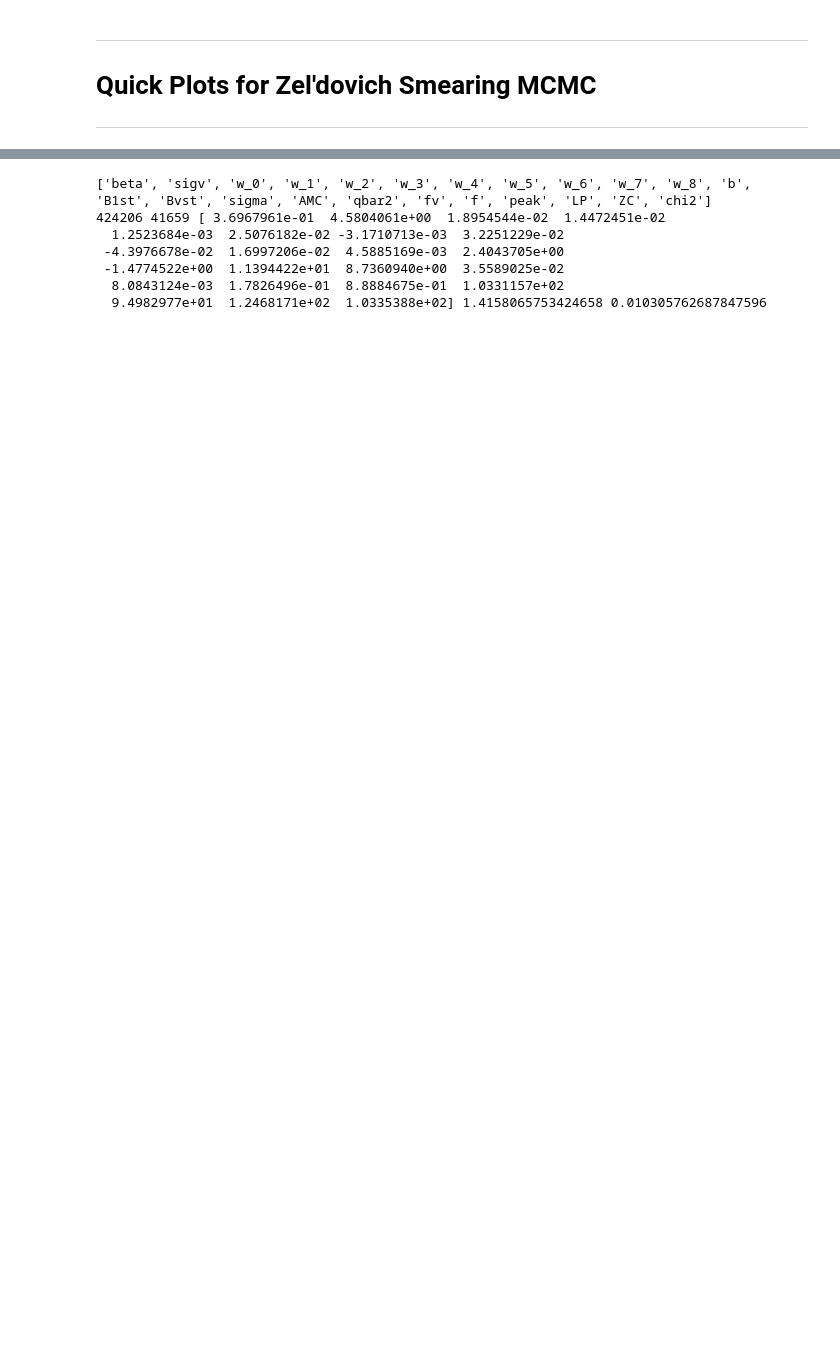
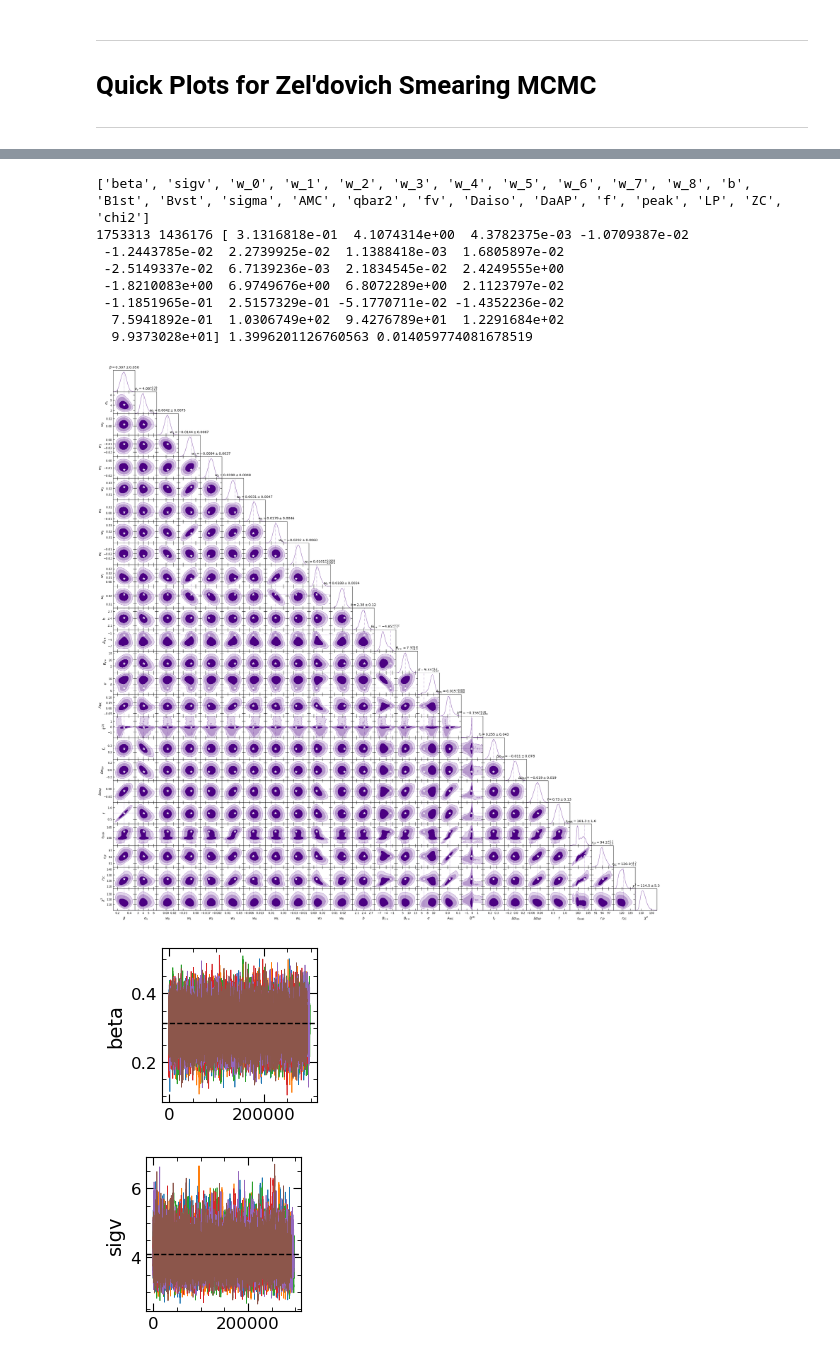
Before and after one commit to a-paranjape/zeldovich-smearing, a Jupyter notebook: examples/ZelSmear_QuickShow.ipynb, the cells around one changed output, grey strips where cells are left out. Drawn from its saved outputs; the diff is of its cells as text; code cells hidden in the pictures; blank space fills up the shorter version.

```diff
--- a/examples/ZelSmear_QuickShow.ipynb
+++ b/examples/ZelSmear_QuickShow.ipynb
@@ -65,8 +65,9 @@ Parallel = True # True for mpi runs else False
 Modify_Data = True
 Include_Sig2Obs = True
 VaryMC = True
+Model_AP = True
 
-Accuracy = 'mid'
+Accuracy = 'mid' # 'low','mid','high'
 
 L_Max = 3
 File_Body = '_LMax{0:d}_'.format(L_Max) + File_Tail
@@ -101,6 +102,8 @@ if L_Max > 1:
         dim += 1
 if Include_Sig2Obs:
     dim += 1
+if Model_AP:
+    dim += 2
 if not VaryMC:
     dim -= 1 # don't sample AMC
 if Modify_Data & (L_Max > 1):
@@ -131,5 +133,5 @@ WARNING:tools:Last row of stats/chains/varymc/AbacusSummit/base_c000/DESI-LRG2/m
 # %%
-Show_Plots = False
+Show_Plots = True
 
 gd_sample = loadMCSamples(os.path.abspath(chain_file),settings={'ignore_rows':0.3})
 W_Names = ['w_{0:d}'.format(m) for m in Use_Basis]
@@ -146,6 +148,8 @@ if L_Max > 1:
         plot_param_list += ['qbar4']
 if Include_Sig2Obs:
     plot_param_list += ['fv']
+if Model_AP:
+    plot_param_list += ['Daiso','DaAP']
 plot_param_list += Derived_List
 plot_param_list += ['chi2']
 print(plot_param_list)
@@ -180,37 +184,41 @@ if Show_Plots:
 
     for par_y in range(par_show.size):
         str_y = plot_param_list[par_y]
         for par_x in range(par_y):
             str_x = plot_param_list[par_x]
             ax = gdplot.subplots[par_y,par_x]
             ax.scatter([mcmc_best[par_x]],[mcmc_best[par_y]],
                        marker='*',s=50,c='white')
 
 
     show_chain = []
     for c in range(NProc):
         sample = np.loadtxt(os.path.abspath(chain_file)+'.'+str(c+1)+'.txt')
         sample = sample[int(0.3*sample.shape[0]):]
         sample = sample.T
         sample[-2] /= dof
         show_chain.append(sample[par_show])
 
     for p in range(par_show.size):
         plt.figure(figsize=(2,2))
         plt.ylabel(plot_param_list[p])
         for c in range(NProc):
             plt.plot(show_chain[c][p],'-',lw=0.5)
         mark = mcmc_best[p]/dof if p == par_show.size-1 else mcmc_best[p]
         plt.axhline(mark,c='k',ls='--',lw=1)
         if p == par_show.size - 1:
             plt.axhline(1,c='k',ls=':',lw=1)
         plt.minorticks_on()
         plt.show()
 # %% [output]
-['beta', 'sigv', 'w_0', 'w_1', 'w_2', 'w_3', 'w_4', 'w_5', 'w_6', 'w_7', 'w_8', 'b', 'B1st', 'Bvst', 'sigma', 'AMC', 'qbar2', 'fv', 'f', 'peak', 'LP', 'ZC', 'chi2']
-424206 41659 [ 3.6967961e-01  4.5804061e+00  1.8954544e-02  1.4472451e-02
-  1.2523684e-03  2.5076182e-02 -3.1710713e-03  3.2251229e-02
- -4.3976678e-02  1.6997206e-02  4.5885169e-03  2.4043705e+00
- -1.4774522e+00  1.1394422e+01  8.7360940e+00  3.5589025e-02
-  8.0843124e-03  1.7826496e-01  8.8884675e-01  1.0331157e+02
-  9.4982977e+01  1.2468171e+02  1.0335388e+02] 1.4158065753424658 0.010305762687847596
+['beta', 'sigv', 'w_0', 'w_1', 'w_2', 'w_3', 'w_4', 'w_5', 'w_6', 'w_7', 'w_8', 'b', 'B1st', 'Bvst', 'sigma', 'AMC', 'qbar2', 'fv', 'Daiso', 'DaAP', 'f', 'peak', 'LP', 'ZC', 'chi2']
+1753313 1436176 [ 3.1316818e-01  4.1074314e+00  4.3782375e-03 -1.0709387e-02
+ -1.2443785e-02  2.2739925e-02  1.1388418e-03  1.6805897e-02
+ -2.5149337e-02  6.7139236e-03  2.1834545e-02  2.4249555e+00
+ -1.8210083e+00  6.9749676e+00  6.8072289e+00  2.1123797e-02
+ -1.1851965e-01  2.5157329e-01 -5.1770711e-02 -1.4352236e-02
+  7.5941892e-01  1.0306749e+02  9.4276789e+01  1.2291684e+02
+  9.9373028e+01] 1.3996201126760563 0.014059774081678519
+[figure, added]
+[figure, added]
+[figure, added]
```
Also changed, not shown: parts of 4 cells of this notebook, 11 other files.
